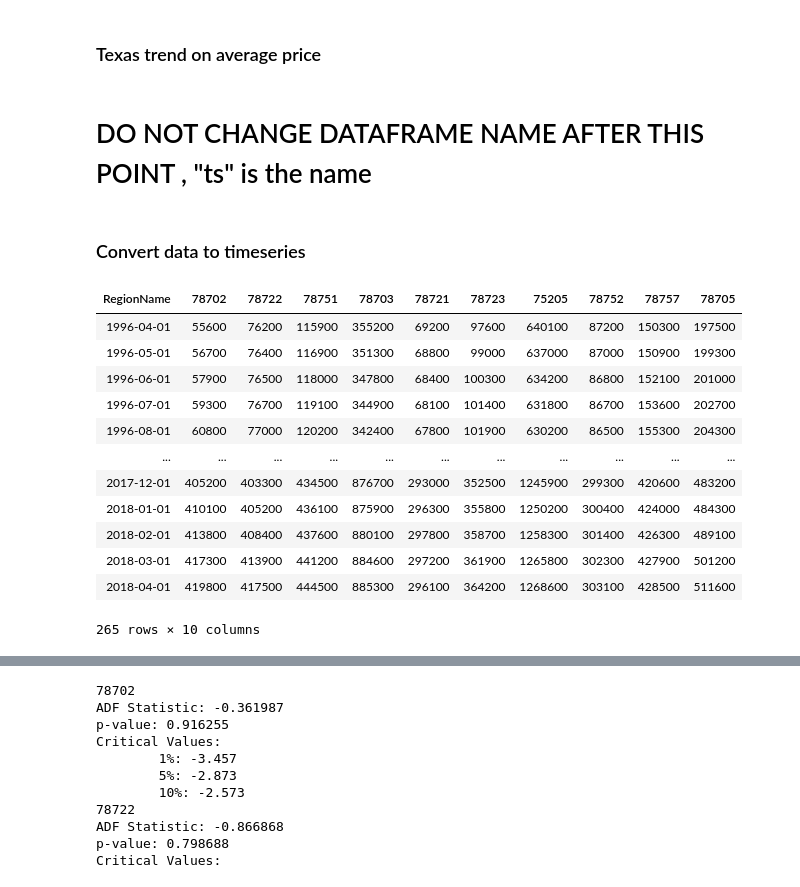
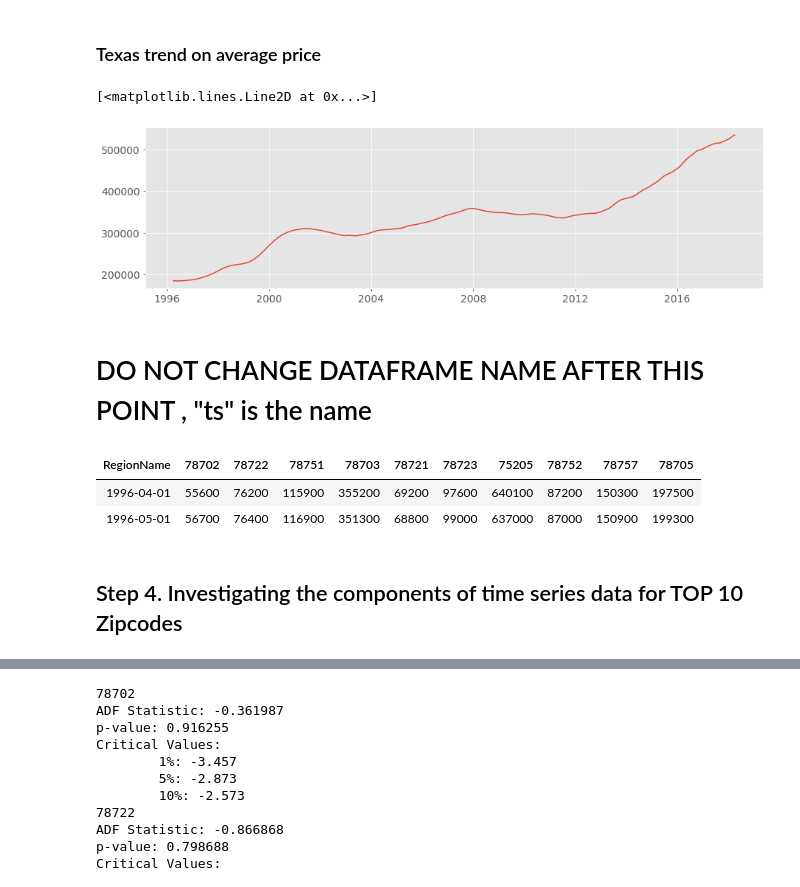
Before and after one commit to fcamuz/time-series-model-for-forecasting, a Jupyter notebook: student.ipynb, the cells around one changed output, grey strips where cells are left out. Saved outputs shown, nothing was run; the diff lists cells and outputs as text; code cells hidden in the pictures.

```diff
--- a/student.ipynb
+++ b/student.ipynb
@@ -92,3 +105,7 @@ df_full.drop('RegionName', axis=1, inplace=True)
 
 I will consider **price increase** and the **increase rate (percentage of the increase)** when filtering the data. I will cross refence them by creating a new column as **"criteria"** that stores **increase rate X price increase**  for the last 22 years.
+# %%
+df_full['increase'] =(df_full['2018-04'] - df_full['1996-04'])  #calculate price change and the percentage of the increase
+df_full['increase_rate'] = df_full['increase']/df_full['1996-04']
+df_full['criteria']= df_full['increase']*df_full['increase_rate']
 # %%
@@ -106,9 +126,17 @@ def select_state_top10 (df, state ):
 # %% [markdown]
 ### Convert dataframe to time series
 # %%
+def drop_cols(df):
+    ts=df
+    for col in ts.columns:
+        if col in ('RegionID', 'CountyName','Metro','SizeRank','State','increase','increase_rate','criteria'):
+            ts=ts.drop(col, axis=1)
+    return ts
+
+
 def convert_to_ts (df):
-    ts=df.drop(['increase','increase_rate','criteria'], axis=1)  #drop columns other than price
+    ts=drop_cols(df)  #drop columns other than price data
     ts=ts.T     # Transpose the dataframe
-    ts.index=pd.to_datetime(ts.index)   #change index type to timestamp
+    ts.index=pd.to_datetime(ts.index)  #change index type to timestamp
     ts=ts.astype(int)
     return ts
@@ -332,10 +298,10 @@ Now lets see what is the best 10 zipcodes in Texas area.
 # %% [markdown]
 ### Top 10 zipcodes in Texas
 # %%
-# Filter Texas data and slice top ten zipcodes
-top10_rate, df_full_2= select_state_top10 (df_full, 'TX')
-top10_rate.head(3)
-top10_rate.head()
+# use state_top_n_zipcode function to Filter Texas data and slice top ten zipcodes
+
+top10_rate=state_top_n_zipcode ('TX',10)
+top10_rate
 # %% [output]
 |  | 1996-04 | 1996-05 | 1996-06 | 1996-07 | 1996-08 | 1996-09 | 1996-10 | 1996-11 | 1996-12 | 1997-01 | ... | ... |
 | RegionName |  |  |  |  |  |  |  |  |  |  |  | ... |
@@ -351,5 +319,7 @@ ts_top10_rate = convert_to_ts (top10_rate)
 # %%
-top10_rate.drop(['increase', 'increase_rate', 'criteria'], axis=1).T.plot(figsize = (20,10), subplots=False, legend=True)
+#convert to time series and plot
+ts_top10_zip=convert_to_ts(top10_rate)
+ts_top10_zip.plot(figsize = (20,10), subplots=False, legend=True)
 plt.title('TOP 10 Zipcode in TX - Real Estate Price Change')
 plt.xlabel('Montly Data')
 plt.ylabel('Price')
@@ -470,21 +363,17 @@ plt.plot(melt_texas.index, melt_texas.time)
+# %%
+melted_tx_top10=melt_data(top10_rate)
+plt.plot(melted_tx.index, melted_tx.value)
+# %% [output]
+[<matplotlib.lines.Line2D at 0x...>]
+[figure, added]
 # %% [markdown]
 # DO NOT CHANGE DATAFRAME NAME AFTER THIS POINT , "ts"  is the name
-# %% [markdown]
-### Convert data to timeseries
 # %%
-ts=ts_top10_rate
-ts
+ts=ts_top10_zip
+ts.head(2)
 # %% [output]
 | RegionName | 78702 | 78722 | 78751 | 78703 | 78721 | 78723 | 75205 | 78752 | 78757 | 78705 |
 | 1996-04-01 | 55600 | 76200 | 115900 | 355200 | 69200 | 97600 | 640100 | 87200 | 150300 | 197500 |
 | 1996-05-01 | 56700 | 76400 | 116900 | 351300 | 68800 | 99000 | 637000 | 87000 | 150900 | 199300 |
-| 1996-06-01 | 57900 | 76500 | 118000 | 347800 | 68400 | 100300 | 634200 | 86800 | 152100 | 201000 |
-| 1996-07-01 | 59300 | 76700 | 119100 | 344900 | 68100 | 101400 | 631800 | 86700 | 153600 | 202700 |
-| 1996-08-01 | 60800 | 77000 | 120200 | 342400 | 67800 | 101900 | 630200 | 86500 | 155300 | 204300 |
-| ... | ... | ... | ... | ... | ... | ... | ... | ... | ... | ... |
-| 2017-12-01 | 405200 | 403300 | 434500 | 876700 | 293000 | 352500 | 1245900 | 299300 | 420600 | 483200 |
-| 2018-01-01 | 410100 | 405200 | 436100 | 875900 | 296300 | 355800 | 1250200 | 300400 | 424000 | 484300 |
-| 2018-02-01 | 413800 | 408400 | 437600 | 880100 | 297800 | 358700 | 1258300 | 301400 | 426300 | 489100 |
-| 2018-03-01 | 417300 | 413900 | 441200 | 884600 | 297200 | 361900 | 1265800 | 302300 | 427900 | 501200 |
-| 2018-04-01 | 419800 | 417500 | 444500 | 885300 | 296100 | 364200 | 1268600 | 303100 | 428500 | 511600 |
-265 rows × 10 columns
+# %% [markdown]
+## Step 4. Investigating the components of time series data for TOP 10 Zipcodes
```
Also changed, not shown: parts of 61 cells of this notebook.
